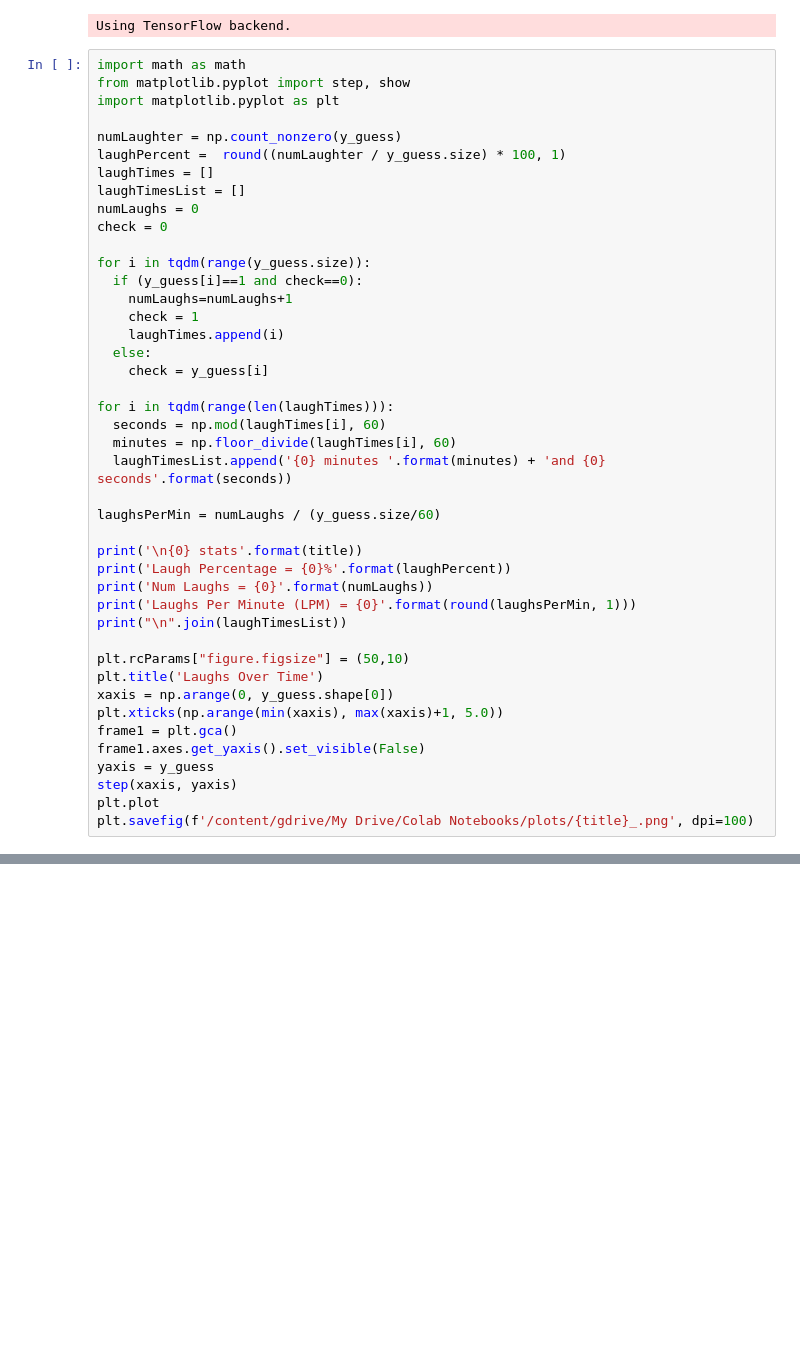
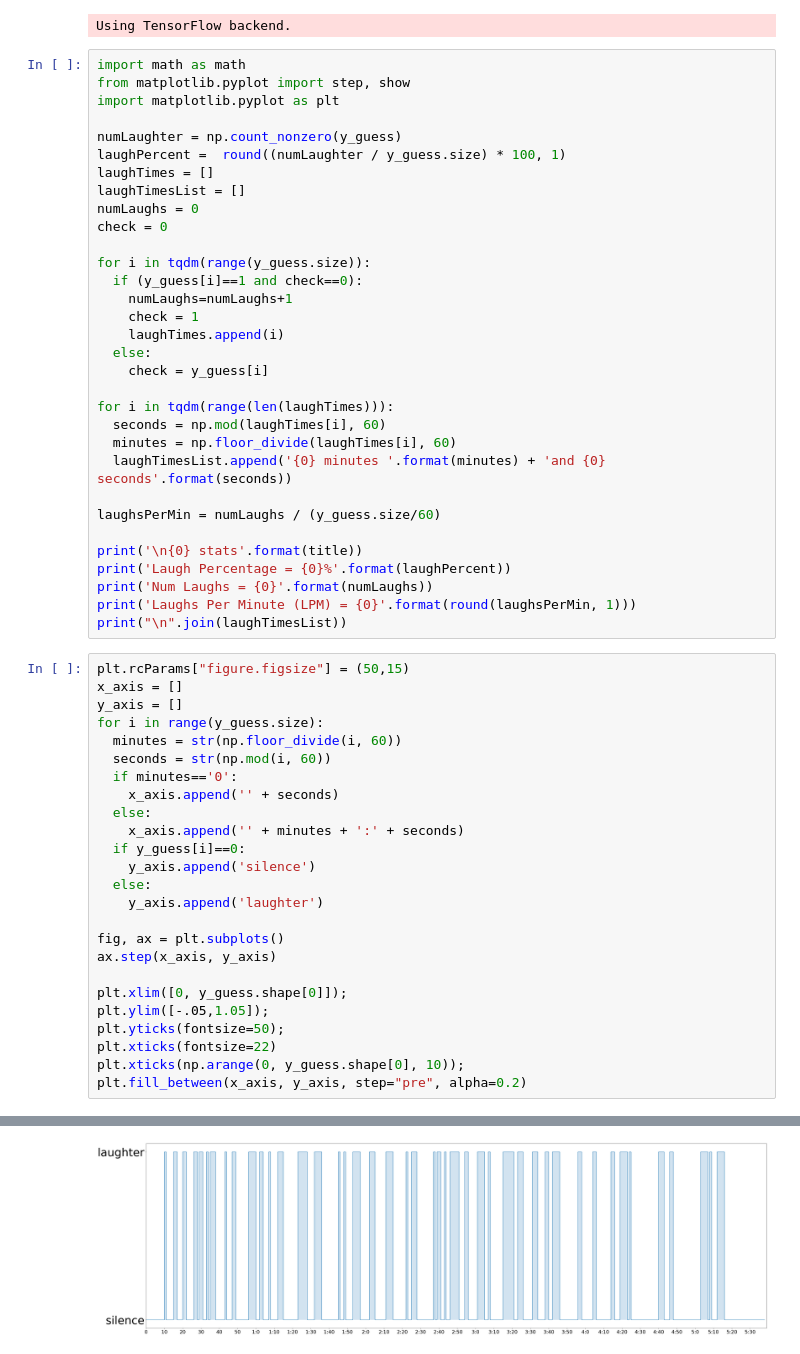
Before and after one commit to dbasrai/watchmyset, a Jupyter notebook: WMS_predict_YT.ipynb, the cells around one changed output, grey strips where cells are left out. Drawn from its saved outputs; the diff is of its cells as text; blank space fills up the shorter version.

```diff
--- a/WMS_predict_YT.ipynb
+++ b/WMS_predict_YT.ipynb
@@ -144,14 +184,29 @@ print('Laugh Percentage = {0}%'.format(laughPercent))
 print('Num Laughs = {0}'.format(numLaughs))
 print('Laughs Per Minute (LPM) = {0}'.format(round(laughsPerMin, 1)))
 print("\n".join(laughTimesList))
-
-plt.rcParams["figure.figsize"] = (50,10)
-plt.title('Laughs Over Time')
-xaxis = np.arange(0, y_guess.shape[0])
-plt.xticks(np.arange(min(xaxis), max(xaxis)+1, 5.0))
-frame1 = plt.gca()
-frame1.axes.get_yaxis().set_visible(False)
-yaxis = y_guess
-step(xaxis, yaxis)
-plt.plot
-plt.savefig(f'/content/gdrive/My Drive/Colab Notebooks/plots/{title}_.png', dpi=100)
+# %%
+plt.rcParams["figure.figsize"] = (50,15)
+x_axis = []
+y_axis = []
+for i in range(y_guess.size):
+  minutes = str(np.floor_divide(i, 60))
+  seconds = str(np.mod(i, 60))
+  if minutes=='0':
+    x_axis.append('' + seconds)
+  else:
+    x_axis.append('' + minutes + ':' + seconds)
+  if y_guess[i]==0:
+    y_axis.append('silence')
+  else:
+    y_axis.append('laughter')
+
+fig, ax = plt.subplots()
+ax.step(x_axis, y_axis)
+
+plt.xlim([0, y_guess.shape[0]]);
+plt.ylim([-.05,1.05]);
+plt.yticks(fontsize=50);
+plt.xticks(fontsize=22)
+plt.xticks(np.arange(0, y_guess.shape[0], 10));
+plt.fill_between(x_axis, y_axis, step="pre", alpha=0.2)
+# %% [output]
@@ -157,0 +214 @@ plt.savefig(f'/content/gdrive/My Drive/Colab Notebooks/plots/{title}_.png', dpi=
+[figure, added]
```
Also changed, not shown: parts of 4 cells of this notebook.
